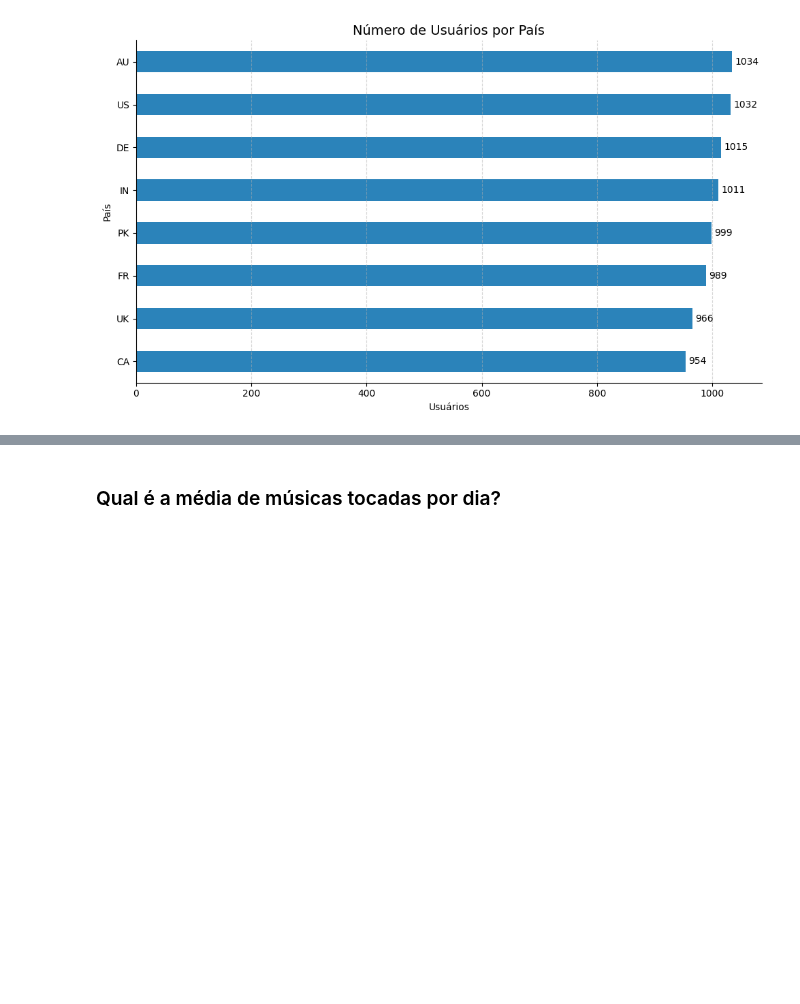
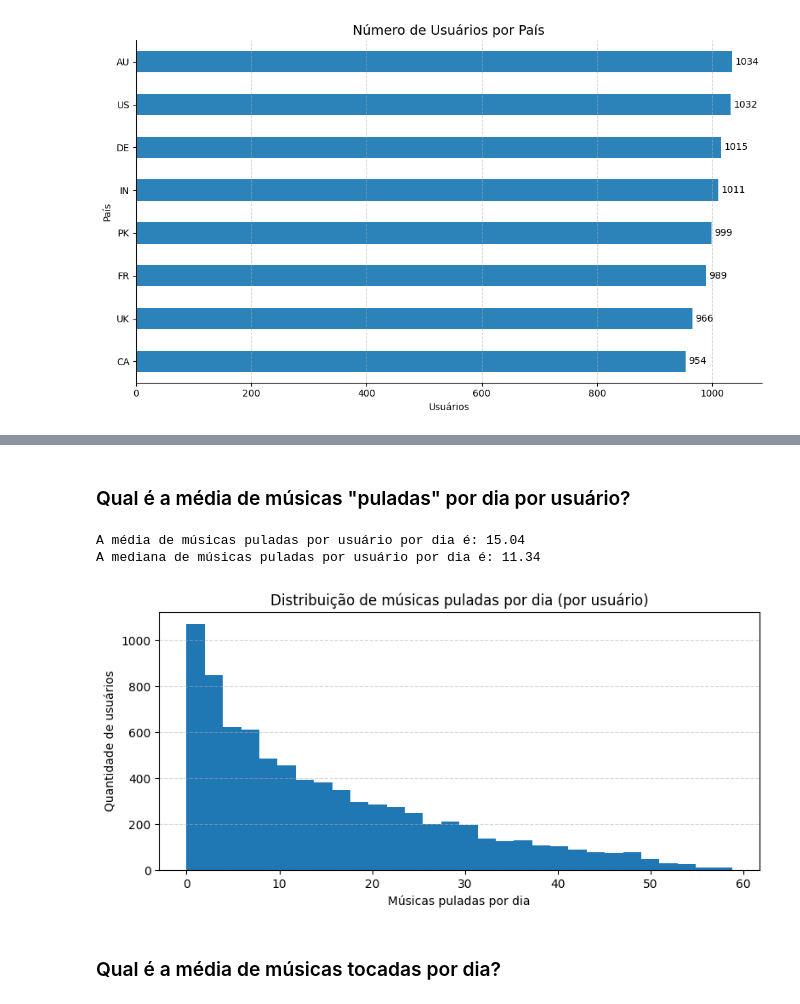
Before and after one commit to saralvra/A3---An-lise-de-Dados-e-Big-Data---2025, a Jupyter notebook: Spotify/trabalho_a3.ipynb, the cells around one changed output, grey strips where cells are left out. Cells and saved outputs as stored; diff of their text form; code cells hidden in the pictures; blank space fills up the shorter version.

```diff
--- a/Spotify/trabalho_a3.ipynb
+++ b/Spotify/trabalho_a3.ipynb
@@ -125,3 +183,29 @@ plt.show()
+# %% [markdown]
+###  Qual é a média de músicas "puladas" por dia por usuário?
+# %%
+if not {'skip_rate', 'songs_played_per_day'}.issubset(df.columns):
+    raise KeyError("Colunas 'skip_rate' e/ou 'songs_played_per_day' não encontradas.")
+
+df['skipped_per_day'] = df['skip_rate'] * df['songs_played_per_day']
+
+media_skipped = df['skipped_per_day'].mean()
+mediana_skipped = df['skipped_per_day'].median()
+
+print(f"A média de músicas puladas por usuário por dia é: {media_skipped:.2f}")
+print(f"A mediana de músicas puladas por usuário por dia é: {mediana_skipped:.2f}")
+
+plt.figure(figsize=(8,4))
+plt.hist(df['skipped_per_day'], bins=30)
+plt.title('Distribuição de músicas puladas por dia (por usuário)')
+plt.xlabel('Músicas puladas por dia')
+plt.ylabel('Quantidade de usuários')
+plt.grid(axis='y', linestyle='--', alpha=0.5)
+plt.tight_layout()
+plt.show()
+# %% [output]
+A média de músicas puladas por usuário por dia é: 15.04
+A mediana de músicas puladas por usuário por dia é: 11.34
+[figure, added]
 # %% [markdown]
 ### Qual é a média de músicas tocadas por dia?
 # %%
```
Also changed, not shown: parts of 3 cells of this notebook.
